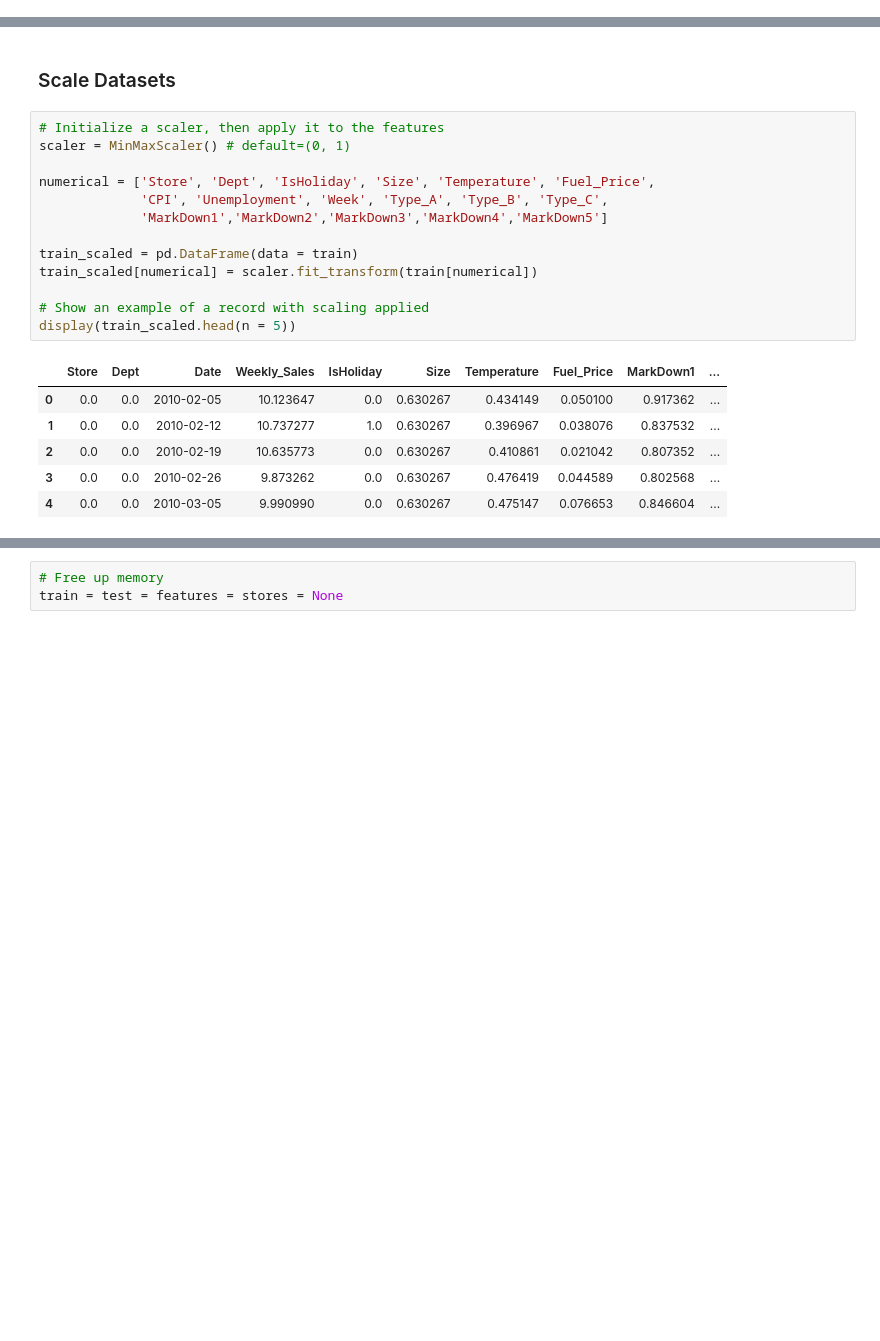
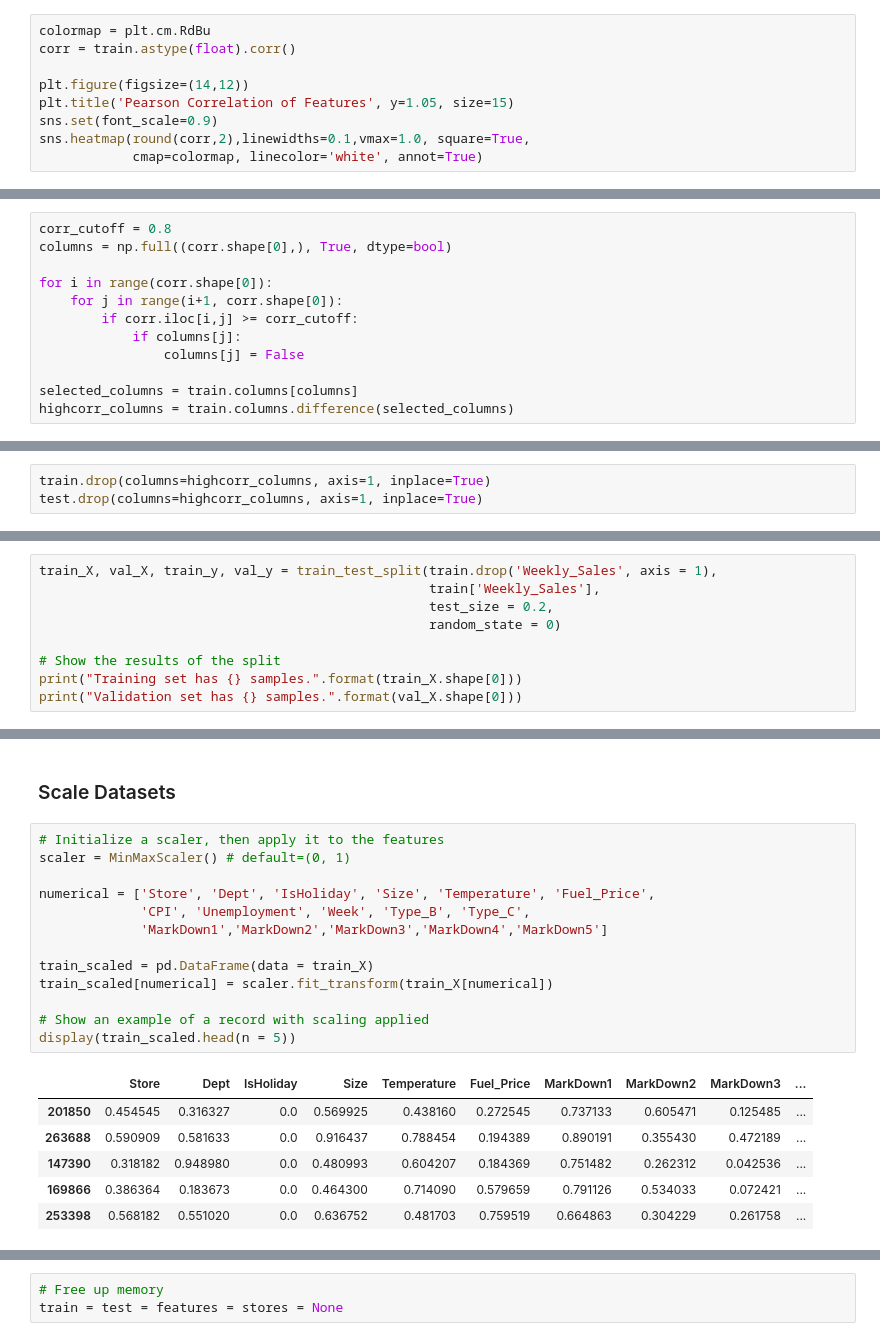
Before and after one commit to nitinx/ml-store-sales-forecast, a Jupyter notebook: WalmartStoreSales.ipynb, the cells around one changed output, grey strips where cells are left out. Drawn from its saved outputs; the diff is of its cells as text; blank space fills up the shorter version.

Commit message:
Update WalmartStoreSales.ipynb
Fixed feature scaling

```diff
--- a/WalmartStoreSales.ipynb
+++ b/WalmartStoreSales.ipynb
@@ -992,0 +1004,9 @@ distribution(train, ['Weekly_Sales'])
+# %%
+colormap = plt.cm.RdBu
+corr = train.astype(float).corr()
+
+plt.figure(figsize=(14,12))
+plt.title('Pearson Correlation of Features', y=1.05, size=15)
+sns.set(font_scale=0.9)
+sns.heatmap(round(corr,2),linewidths=0.1,vmax=1.0, square=True,
+            cmap=colormap, linecolor='white', annot=True)
@@ -992,0 +1016,12 @@ distribution(train, ['Weekly_Sales'])
+# %%
+corr_cutoff = 0.8
+columns = np.full((corr.shape[0],), True, dtype=bool)
+
+for i in range(corr.shape[0]):
+    for j in range(i+1, corr.shape[0]):
+        if corr.iloc[i,j] >= corr_cutoff:
+            if columns[j]:
+                columns[j] = False
+
+selected_columns = train.columns[columns]
+highcorr_columns = train.columns.difference(selected_columns)
@@ -992,0 +1032,3 @@ distribution(train, ['Weekly_Sales'])
+# %%
+train.drop(columns=highcorr_columns, axis=1, inplace=True)
+test.drop(columns=highcorr_columns, axis=1, inplace=True)
@@ -992,0 +1040,9 @@ distribution(train, ['Weekly_Sales'])
+# %%
+train_X, val_X, train_y, val_y = train_test_split(train.drop('Weekly_Sales', axis = 1),
+                                                  train['Weekly_Sales'],
+                                                  test_size = 0.2,
+                                                  random_state = 0)
+
+# Show the results of the split
+print("Training set has {} samples.".format(train_X.shape[0]))
+print("Validation set has {} samples.".format(val_X.shape[0]))
@@ -995,20 +1059,20 @@ distribution(train, ['Weekly_Sales'])
 # %%
 # Initialize a scaler, then apply it to the features
 scaler = MinMaxScaler() # default=(0, 1)
 
 numerical = ['Store', 'Dept', 'IsHoliday', 'Size', 'Temperature', 'Fuel_Price',
-             'CPI', 'Unemployment', 'Week', 'Type_A', 'Type_B', 'Type_C',
+             'CPI', 'Unemployment', 'Week', 'Type_B', 'Type_C',
              'MarkDown1','MarkDown2','MarkDown3','MarkDown4','MarkDown5']
 
-train_scaled = pd.DataFrame(data = train)
-train_scaled[numerical] = scaler.fit_transform(train[numerical])
+train_scaled = pd.DataFrame(data = train_X)
+train_scaled[numerical] = scaler.fit_transform(train_X[numerical])
 
 # Show an example of a record with scaling applied
 display(train_scaled.head(n = 5))
 # %% [output]
-|  | Store | Dept | Date | Weekly_Sales | IsHoliday | Size | Temperature | Fuel_Price | MarkDown1 | ... |
-| 0 | 0.0 | 0.0 | 2010-02-05 | 10.123647 | 0.0 | 0.630267 | 0.434149 | 0.050100 | 0.917362 | ... |
-| 1 | 0.0 | 0.0 | 2010-02-12 | 10.737277 | 1.0 | 0.630267 | 0.396967 | 0.038076 | 0.837532 | ... |
-| 2 | 0.0 | 0.0 | 2010-02-19 | 10.635773 | 0.0 | 0.630267 | 0.410861 | 0.021042 | 0.807352 | ... |
-| 3 | 0.0 | 0.0 | 2010-02-26 | 9.873262 | 0.0 | 0.630267 | 0.476419 | 0.044589 | 0.802568 | ... |
-| 4 | 0.0 | 0.0 | 2010-03-05 | 9.990990 | 0.0 | 0.630267 | 0.475147 | 0.076653 | 0.846604 | ... |
+|  | Store | Dept | IsHoliday | Size | Temperature | Fuel_Price | MarkDown1 | MarkDown2 | MarkDown3 | ... |
+| 201850 | 0.454545 | 0.316327 | 0.0 | 0.569925 | 0.438160 | 0.272545 | 0.737133 | 0.605471 | 0.125485 | ... |
+| 263688 | 0.590909 | 0.581633 | 0.0 | 0.916437 | 0.788454 | 0.194389 | 0.890191 | 0.355430 | 0.472189 | ... |
+| 147390 | 0.318182 | 0.948980 | 0.0 | 0.480993 | 0.604207 | 0.184369 | 0.751482 | 0.262312 | 0.042536 | ... |
+| 169866 | 0.386364 | 0.183673 | 0.0 | 0.464300 | 0.714090 | 0.579659 | 0.791126 | 0.534033 | 0.072421 | ... |
+| 253398 | 0.568182 | 0.551020 | 0.0 | 0.636752 | 0.481703 | 0.759519 | 0.664863 | 0.304229 | 0.261758 | ... |
```
Also changed, not shown: parts of 61 cells of this notebook.
